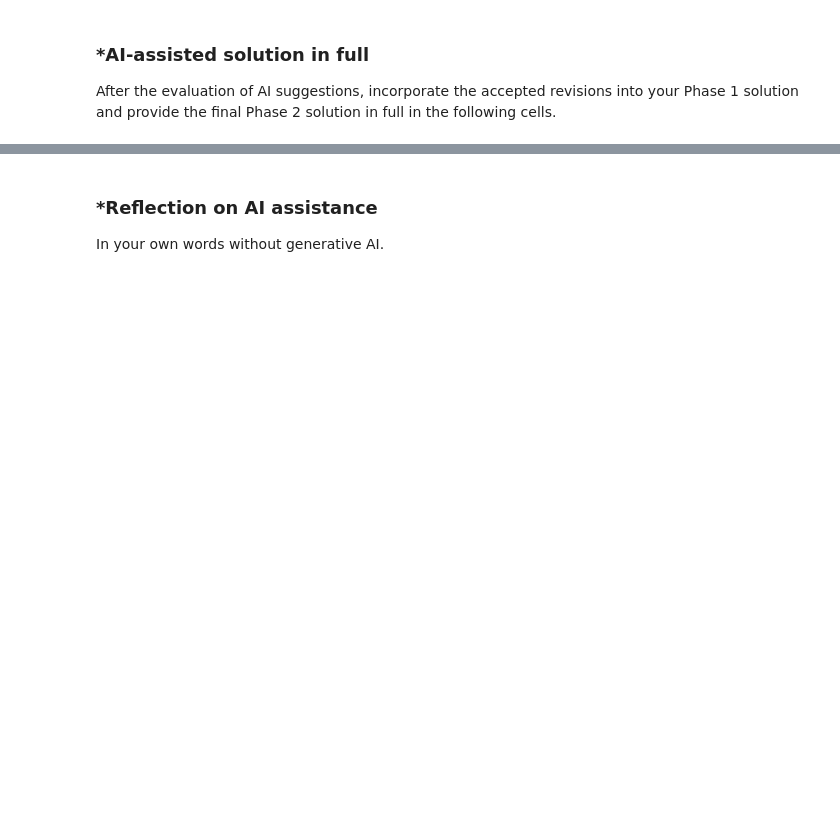
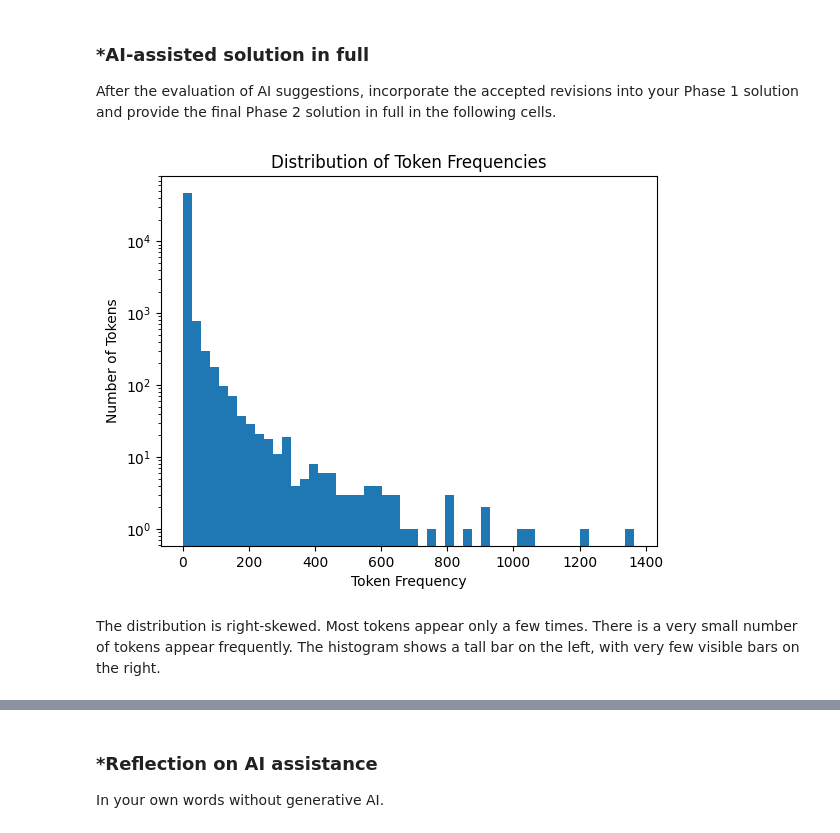
Before and after one commit to jiaxian-wang/A05-pca, a Jupyter notebook: notebook.ipynb, the cells around one changed output, grey strips where cells are left out. Saved outputs shown, nothing was run; the diff lists cells and outputs as text; code cells hidden in the pictures; blank space fills up the shorter version.

Commit message:
Phase 2 completed

```diff
--- a/notebook.ipynb
+++ b/notebook.ipynb
@@ -165,0 +171,15 @@ After the evaluation of AI suggestions, incorporate the accepted revisions into
+# %%
+# Your Phase 2 solution to the problem goes here.
+#Q1
+import matplotlib.pyplot as plt
+freq = [count for token, count in token_freq]
+plt.hist(freq, bins=50)
+plt.yscale("log")
+plt.xlabel("Token Frequency")
+plt.ylabel("Number of Tokens")
+plt.title("Distribution of Token Frequencies")
+plt.show()
+# %% [output]
+[figure, added]
+# %% [markdown]
+The distribution is right-skewed. Most tokens appear only a few times. There is a very small number of tokens appear frequently. The histogram shows a tall bar on the left, with very few visible bars on the right.
```
Also changed, not shown: parts of 17 cells of this notebook.
